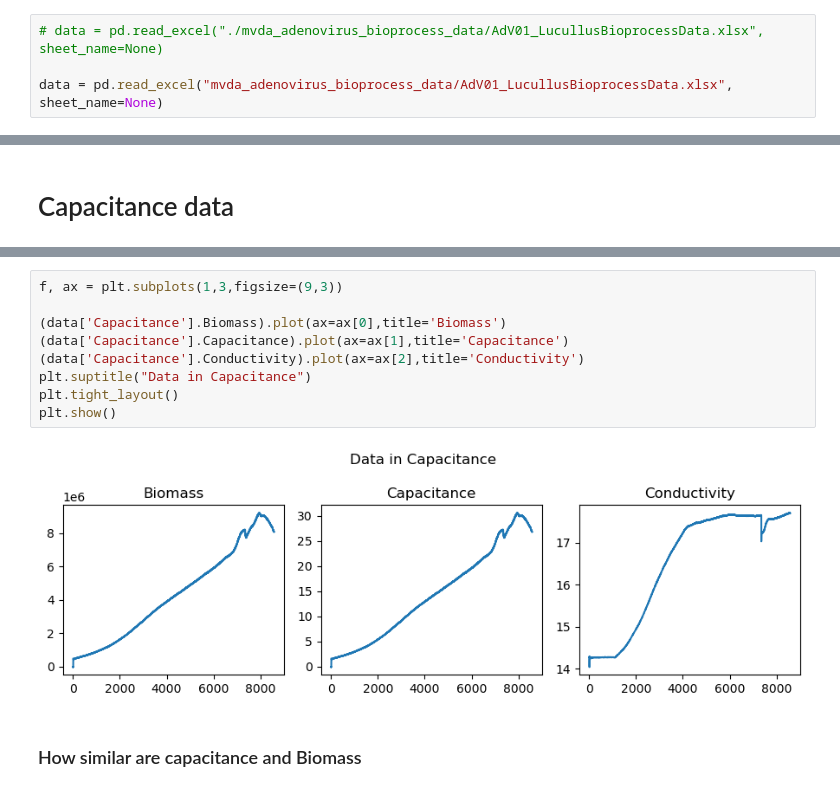
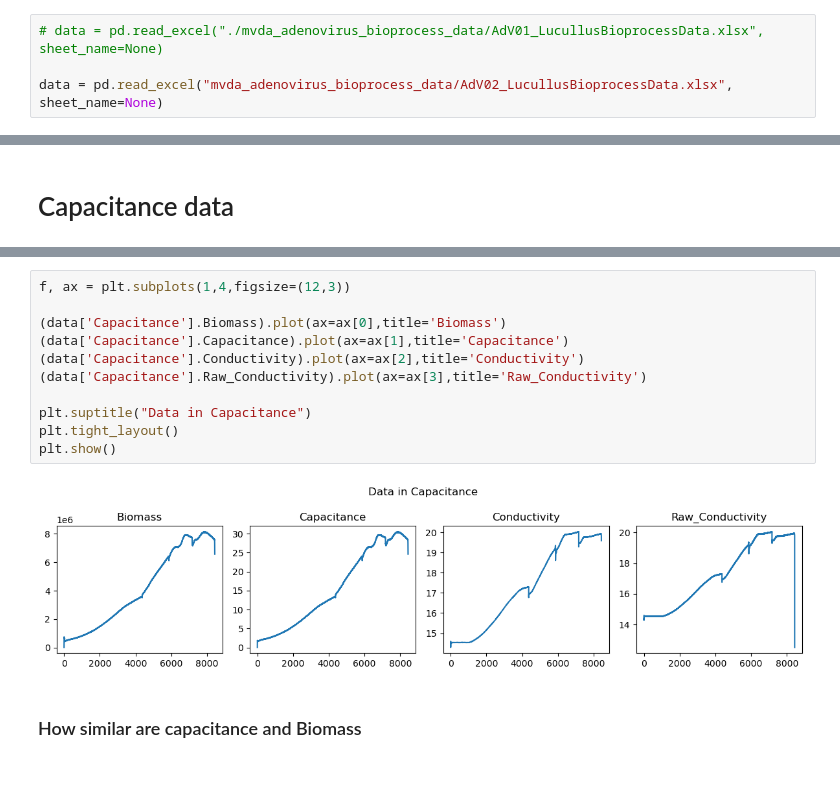
Before and after one commit to RCaz33/DataBricks_Hackathon, a Jupyter notebook: 00_EDA.ipynb, the cells around one changed output, grey strips where cells are left out. Drawn from its saved outputs; the diff is of its cells as text.

```diff
--- a/00_EDA.ipynb
+++ b/00_EDA.ipynb
@@ -4,4 +30,4 @@ import matplotlib.pyplot as plt
 # %%
 # data = pd.read_excel("./mvda_adenovirus_bioprocess_data/AdV01_LucullusBioprocessData.xlsx", sheet_name=None)
 
-data = pd.read_excel("mvda_adenovirus_bioprocess_data/AdV01_LucullusBioprocessData.xlsx", sheet_name=None)
+data = pd.read_excel("mvda_adenovirus_bioprocess_data/AdV02_LucullusBioprocessData.xlsx", sheet_name=None)
@@ -19,14 +70,16 @@ Explain (68, 5)
 # %%
-f, ax = plt.subplots(1,3,figsize=(9,3))
+f, ax = plt.subplots(1,4,figsize=(12,3))
 
 (data['Capacitance'].Biomass).plot(ax=ax[0],title='Biomass')
 (data['Capacitance'].Capacitance).plot(ax=ax[1],title='Capacitance')
 (data['Capacitance'].Conductivity).plot(ax=ax[2],title='Conductivity')
+(data['Capacitance'].Raw_Conductivity).plot(ax=ax[3],title='Raw_Conductivity')
+
 plt.suptitle("Data in Capacitance")
 plt.tight_layout()
 plt.show()
 # %% [output]
-[figure, old version]
+[figure, new version]
 # %% [markdown]
 ### How similar are capacitance and Biomass
 # %%
```
Also changed, not shown: parts of 41 cells of this notebook.
